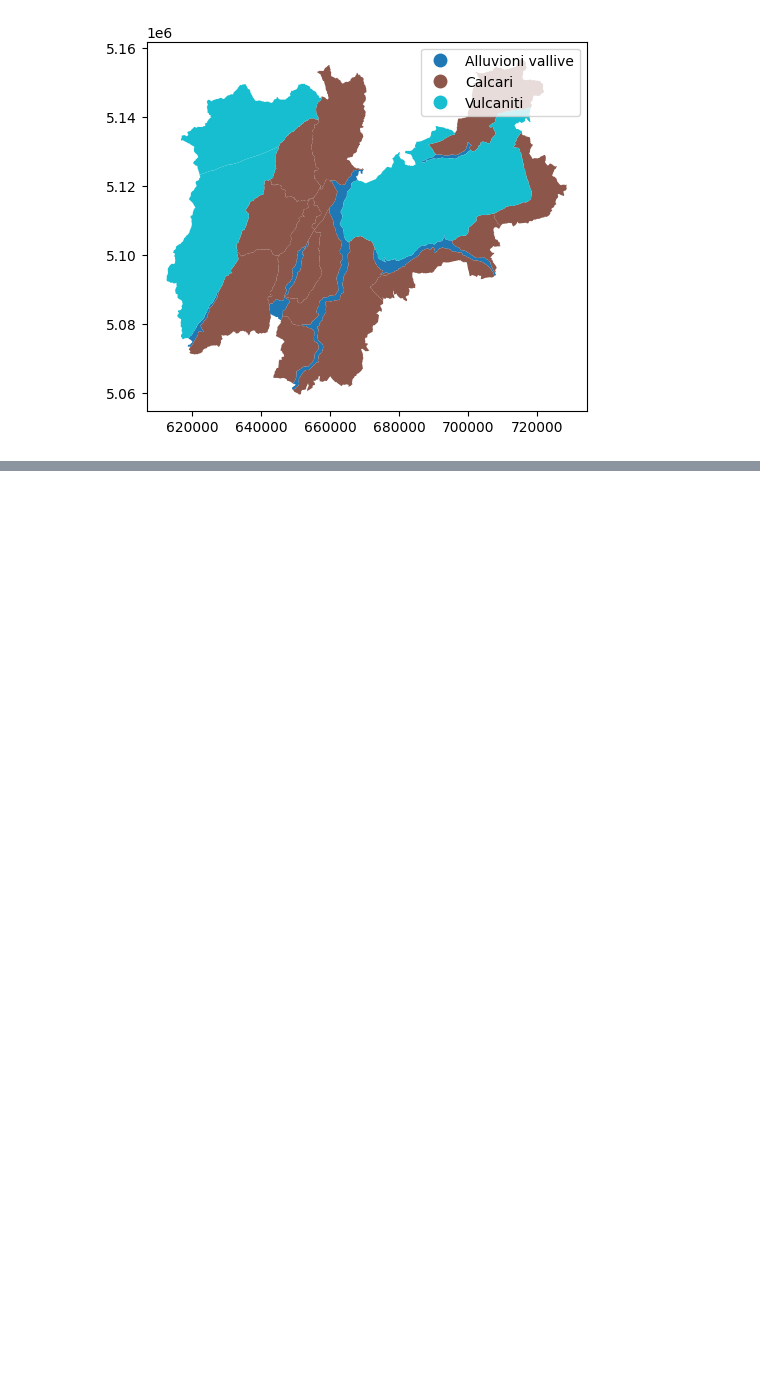
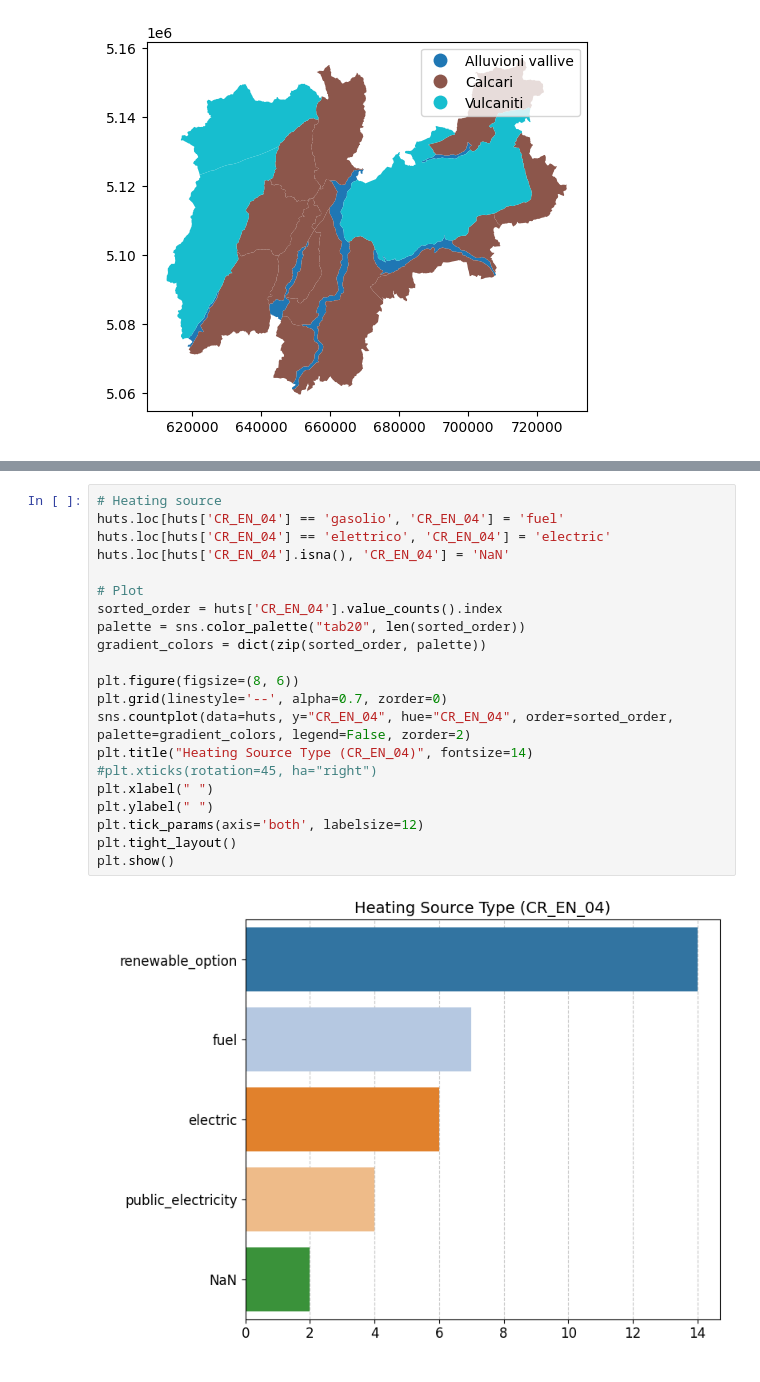
Before and after one commit to dclfbk/alpinehutsustainability, a Jupyter notebook: code/study_area.ipynb, the cells around one changed output, grey strips where cells are left out. Saved outputs shown, nothing was run; the diff lists cells and outputs as text; blank space fills up the shorter version.

```diff
--- a/code/study_area.ipynb
+++ b/code/study_area.ipynb
@@ -131,0 +218,23 @@ cis_gdf.plot(column='comp_idrog', legend=True)
+# %%
+# Heating source
+huts.loc[huts['CR_EN_04'] == 'gasolio', 'CR_EN_04'] = 'fuel'
+huts.loc[huts['CR_EN_04'] == 'elettrico', 'CR_EN_04'] = 'electric'
+huts.loc[huts['CR_EN_04'].isna(), 'CR_EN_04'] = 'NaN'
+
+# Plot
+sorted_order = huts['CR_EN_04'].value_counts().index
+palette = sns.color_palette("tab20", len(sorted_order))
+gradient_colors = dict(zip(sorted_order, palette))
+
+plt.figure(figsize=(8, 6))
+plt.grid(linestyle='--', alpha=0.7, zorder=0)
+sns.countplot(data=huts, y="CR_EN_04", hue="CR_EN_04", order=sorted_order, palette=gradient_colors, legend=False, zorder=2)
+plt.title("Heating Source Type (CR_EN_04)", fontsize=14)
+#plt.xticks(rotation=45, ha="right")
+plt.xlabel(" ")
+plt.ylabel(" ")
+plt.tick_params(axis='both', labelsize=12)
+plt.tight_layout()
+plt.show()
+# %% [output]
+[figure, added]
```
Also changed, not shown: parts of 15 cells of this notebook.
